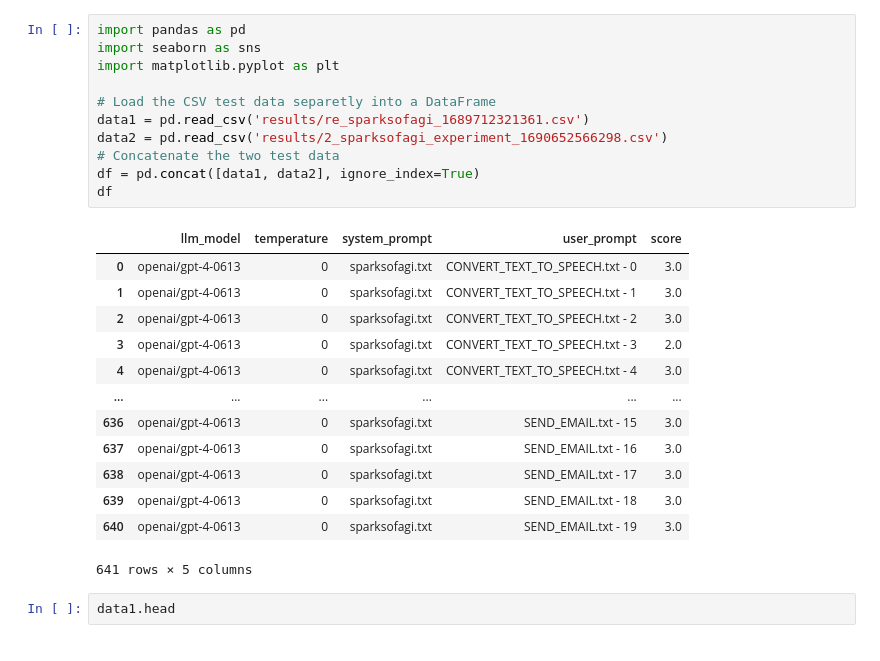
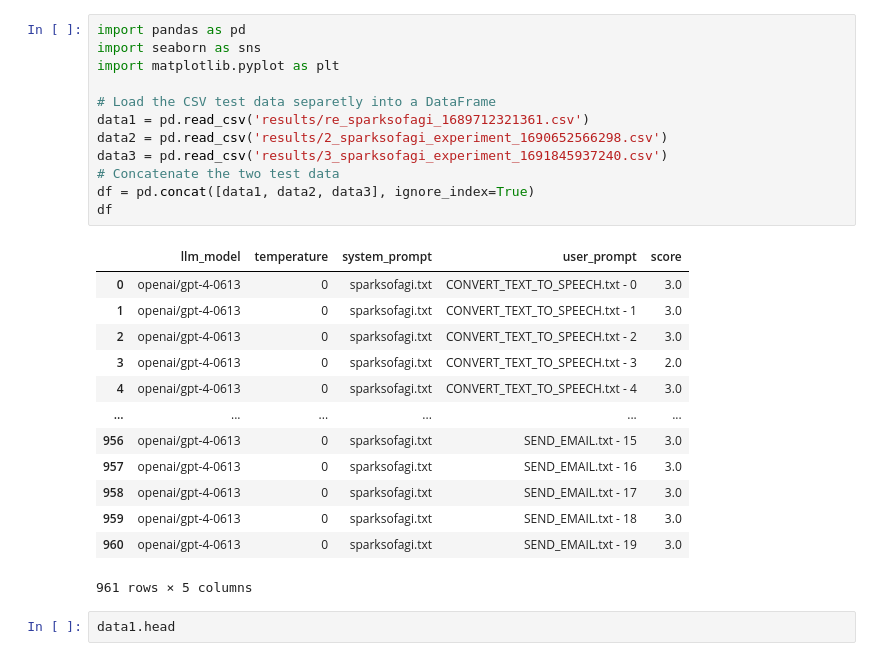
Before and after one commit to bmmseven/llm-api-experiences, a Jupyter notebook: thesis_dt_analysis_Sparksofagi.ipynb, the cells around one changed output. Cells and saved outputs as stored; diff of their text form.

```diff
--- a/thesis_dt_analysis_Sparksofagi.ipynb
+++ b/thesis_dt_analysis_Sparksofagi.ipynb
@@ -1,28 +1,29 @@
 # %%
 import pandas as pd
 import seaborn as sns
 import matplotlib.pyplot as plt
 
 # Load the CSV test data separetly into a DataFrame
 data1 = pd.read_csv('results/re_sparksofagi_1689712321361.csv')
 data2 = pd.read_csv('results/2_sparksofagi_experiment_1690652566298.csv')
+data3 = pd.read_csv('results/3_sparksofagi_experiment_1691845937240.csv')
 # Concatenate the two test data
-df = pd.concat([data1, data2], ignore_index=True)
+df = pd.concat([data1, data2, data3], ignore_index=True)
 df
 # %% [output]
 |  | llm_model | temperature | system_prompt | user_prompt | score |
 | 0 | openai/gpt-4-0613 | 0 | sparksofagi.txt | CONVERT_TEXT_TO_SPEECH.txt - 0 | 3.0 |
 | 1 | openai/gpt-4-0613 | 0 | sparksofagi.txt | CONVERT_TEXT_TO_SPEECH.txt - 1 | 3.0 |
 | 2 | openai/gpt-4-0613 | 0 | sparksofagi.txt | CONVERT_TEXT_TO_SPEECH.txt - 2 | 3.0 |
 | 3 | openai/gpt-4-0613 | 0 | sparksofagi.txt | CONVERT_TEXT_TO_SPEECH.txt - 3 | 2.0 |
 | 4 | openai/gpt-4-0613 | 0 | sparksofagi.txt | CONVERT_TEXT_TO_SPEECH.txt - 4 | 3.0 |
 | ... | ... | ... | ... | ... | ... |
-| 636 | openai/gpt-4-0613 | 0 | sparksofagi.txt | SEND_EMAIL.txt - 15 | 3.0 |
-| 637 | openai/gpt-4-0613 | 0 | sparksofagi.txt | SEND_EMAIL.txt - 16 | 3.0 |
-| 638 | openai/gpt-4-0613 | 0 | sparksofagi.txt | SEND_EMAIL.txt - 17 | 3.0 |
-| 639 | openai/gpt-4-0613 | 0 | sparksofagi.txt | SEND_EMAIL.txt - 18 | 3.0 |
-| 640 | openai/gpt-4-0613 | 0 | sparksofagi.txt | SEND_EMAIL.txt - 19 | 3.0 |
+| 956 | openai/gpt-4-0613 | 0 | sparksofagi.txt | SEND_EMAIL.txt - 15 | 3.0 |
+| 957 | openai/gpt-4-0613 | 0 | sparksofagi.txt | SEND_EMAIL.txt - 16 | 3.0 |
+| 958 | openai/gpt-4-0613 | 0 | sparksofagi.txt | SEND_EMAIL.txt - 17 | 3.0 |
+| 959 | openai/gpt-4-0613 | 0 | sparksofagi.txt | SEND_EMAIL.txt - 18 | 3.0 |
+| 960 | openai/gpt-4-0613 | 0 | sparksofagi.txt | SEND_EMAIL.txt - 19 | 3.0 |
-641 rows × 5 columns
+961 rows × 5 columns
 # %%
 data1.head
 # %% [output]
```
Also changed, not shown: parts of 5 cells of this notebook, 3 other files.
